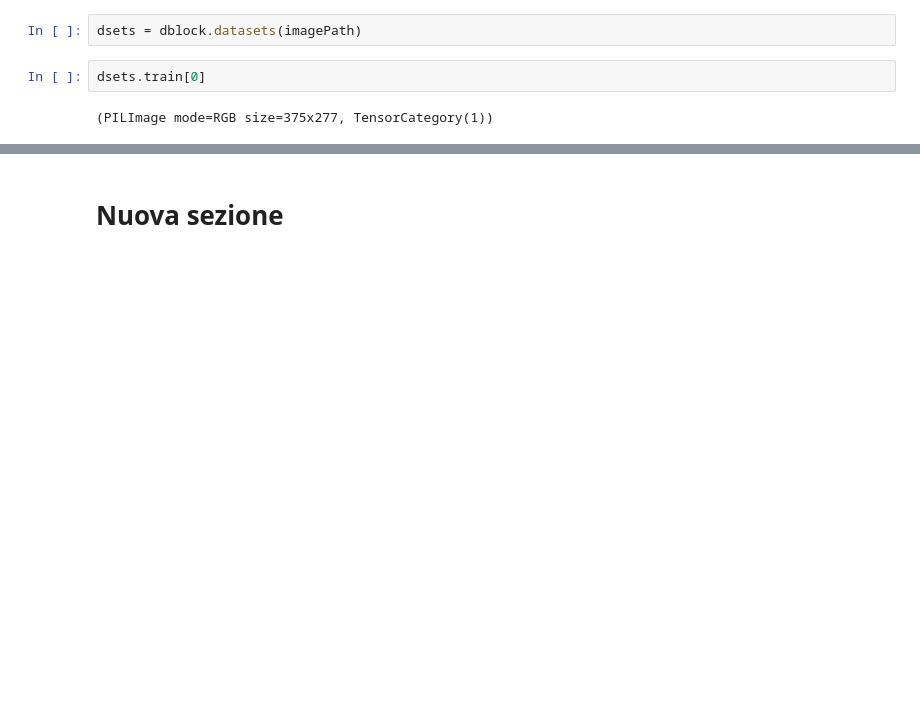
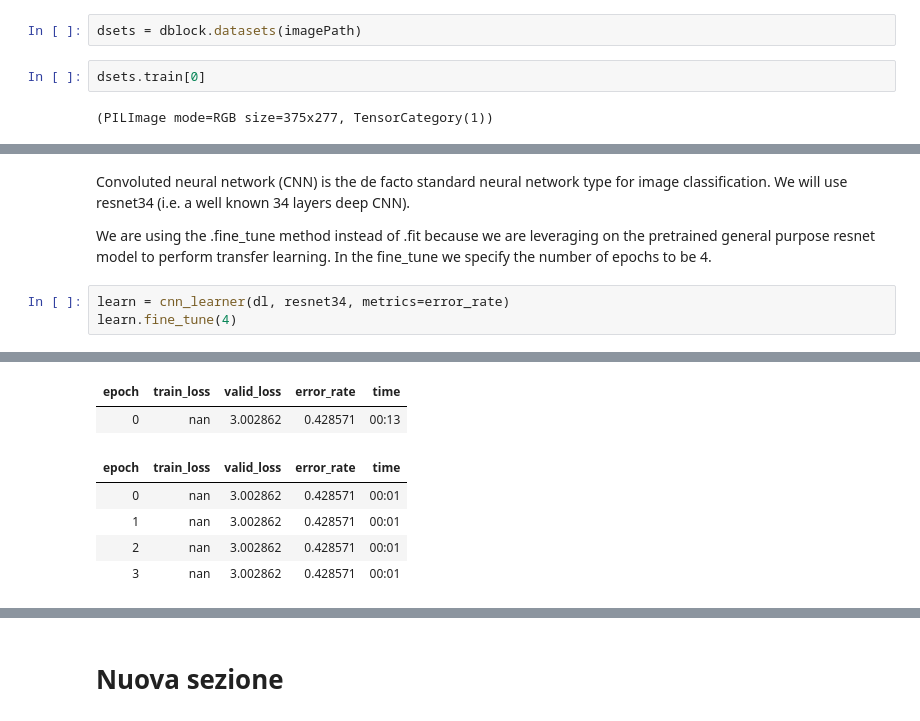
Before and after one commit to emanbuc/ASL-Recognition-Deep-Learning, a Jupyter notebook: FastAI_Static_Gesture_recognition.ipynb, the cells around one changed output, grey strips where cells are left out. Cells and saved outputs as stored; diff of their text form; blank space fills up the shorter version.

```diff
--- a/FastAI_Static_Gesture_recognition.ipynb
+++ b/FastAI_Static_Gesture_recognition.ipynb
@@ -71,0 +69,8 @@ AttributeError: ignored
+# %% [markdown]
+Convoluted neural network (CNN) is the de facto standard neural network type for image classification. We will use resnet34 (i.e. a well known 34 layers deep CNN).
+
+We are using the .fine_tune method instead of .fit because we are leveraging on the pretrained general purpose resnet model to perform transfer learning. In the fine_tune we specify the number of epochs to be 4.
+# %%
+learn = cnn_learner(dl, resnet34, metrics=error_rate)
+learn.fine_tune(4)
+# %% [output]
@@ -71,0 +78,7 @@ AttributeError: ignored
+| epoch | train_loss | valid_loss | error_rate | time |
+| 0 | nan | 3.002862 | 0.428571 | 00:13 |
+| epoch | train_loss | valid_loss | error_rate | time |
+| 0 | nan | 3.002862 | 0.428571 | 00:01 |
+| 1 | nan | 3.002862 | 0.428571 | 00:01 |
+| 2 | nan | 3.002862 | 0.428571 | 00:01 |
+| 3 | nan | 3.002862 | 0.428571 | 00:01 |
```
Also changed, not shown: parts of 17 cells of this notebook.
